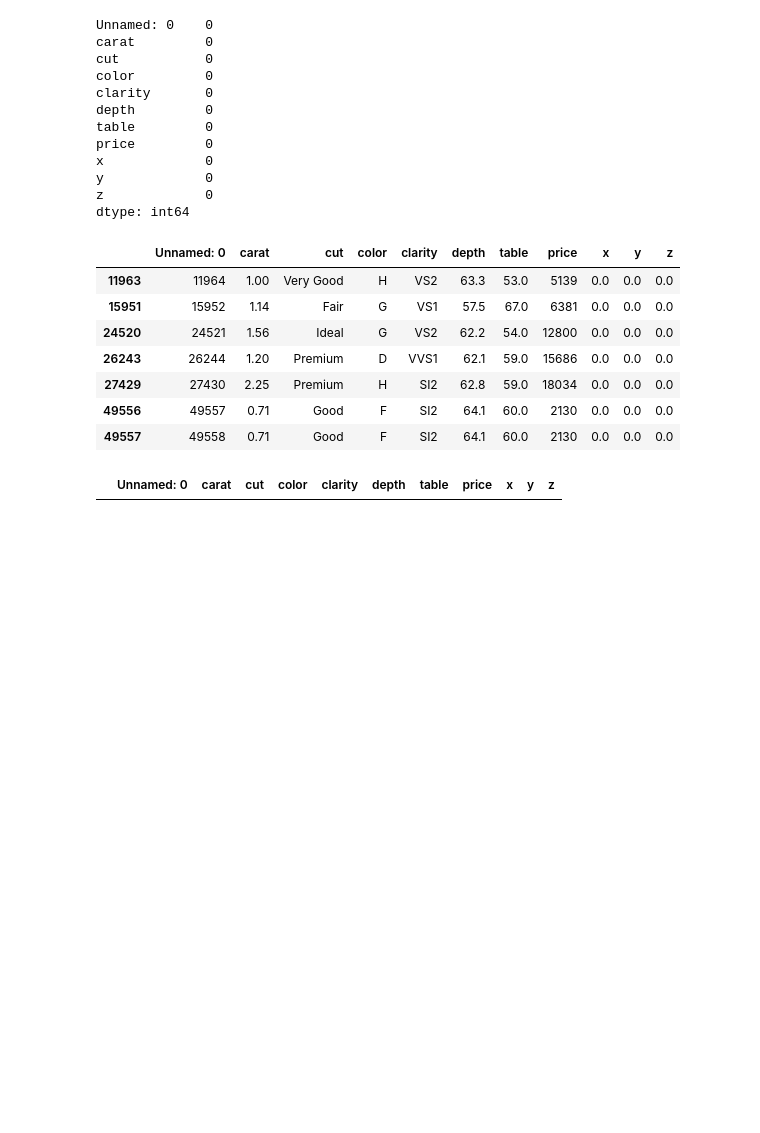
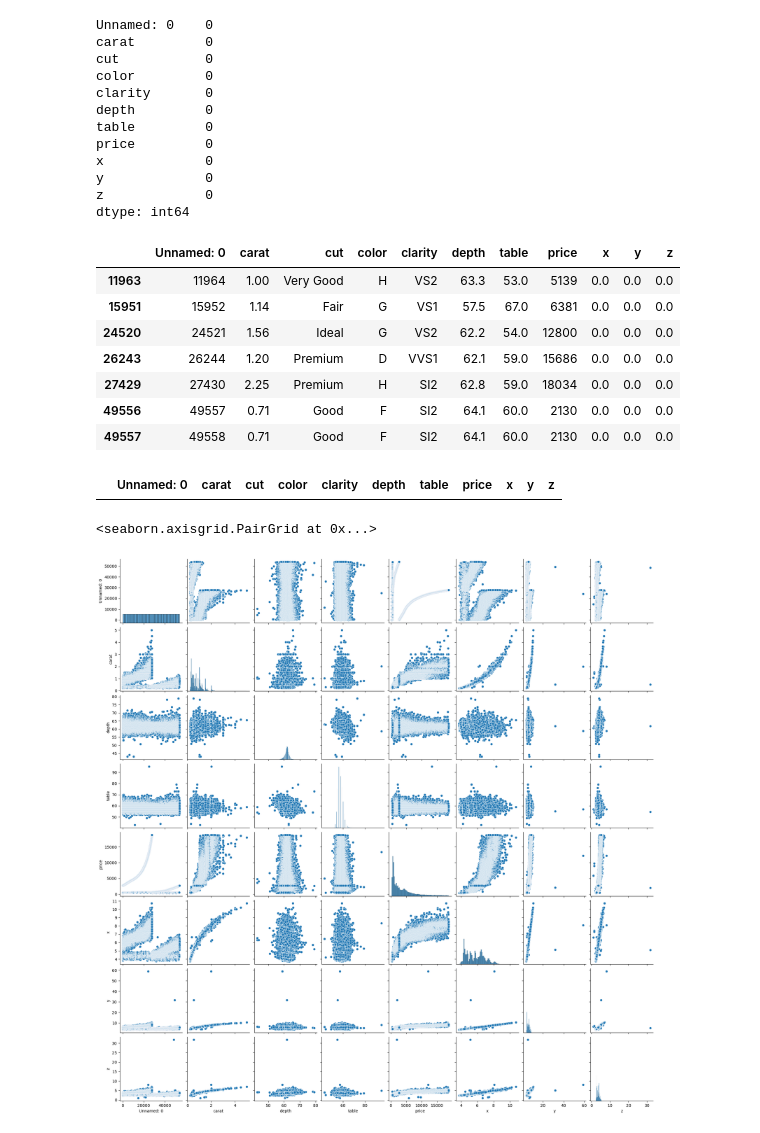
Before and after one commit to alyboii/at-lKurs, a Jupyter notebook: SVM/Diamond.ipynb, the cells around one changed output. Drawn from its saved outputs; the diff is of its cells as text; code cells hidden in the pictures; blank space fills up the shorter version.

```diff
--- a/SVM/Diamond.ipynb
+++ b/SVM/Diamond.ipynb
@@ -83,3 +83,8 @@ dfclean= df.drop(df[df["z"]==0].index)
 dfclean[dfclean["y"]==0]
 # %% [output]
 |  | Unnamed: 0 | carat | cut | color | clarity | depth | table | price | x | y | z |
+# %%
+sns.pairplot(data=dfclean)
+# %% [output]
+<seaborn.axisgrid.PairGrid at 0x...>
+[figure, added]
```
Also changed, not shown: parts of 37 cells of this notebook.
